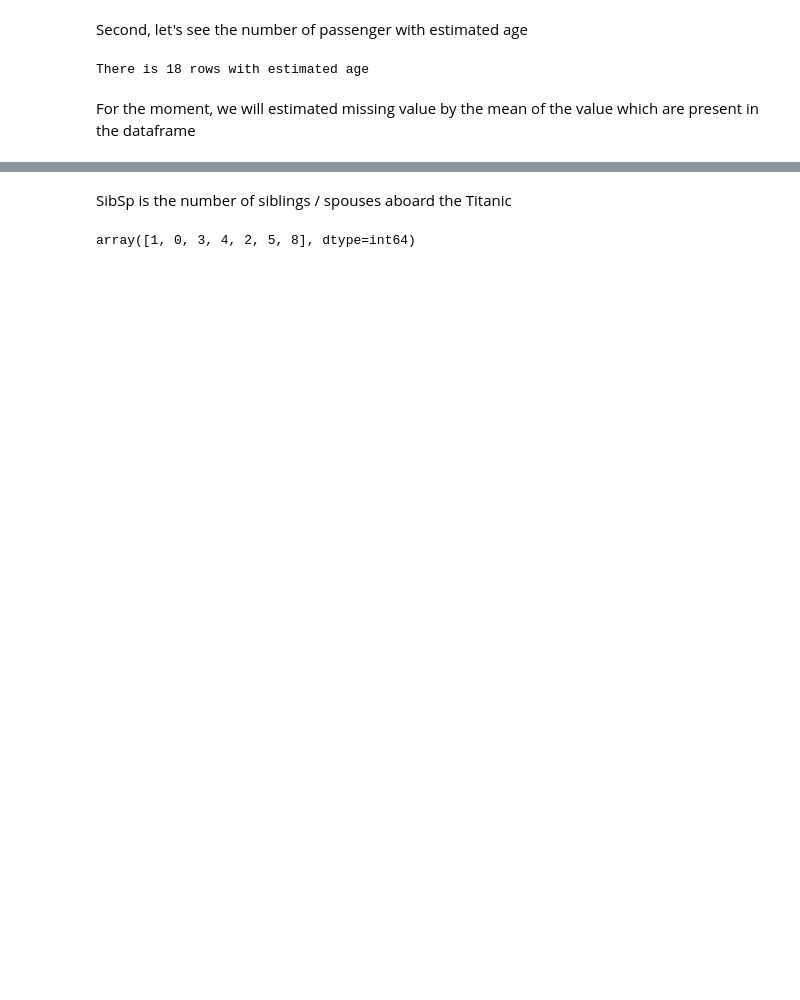
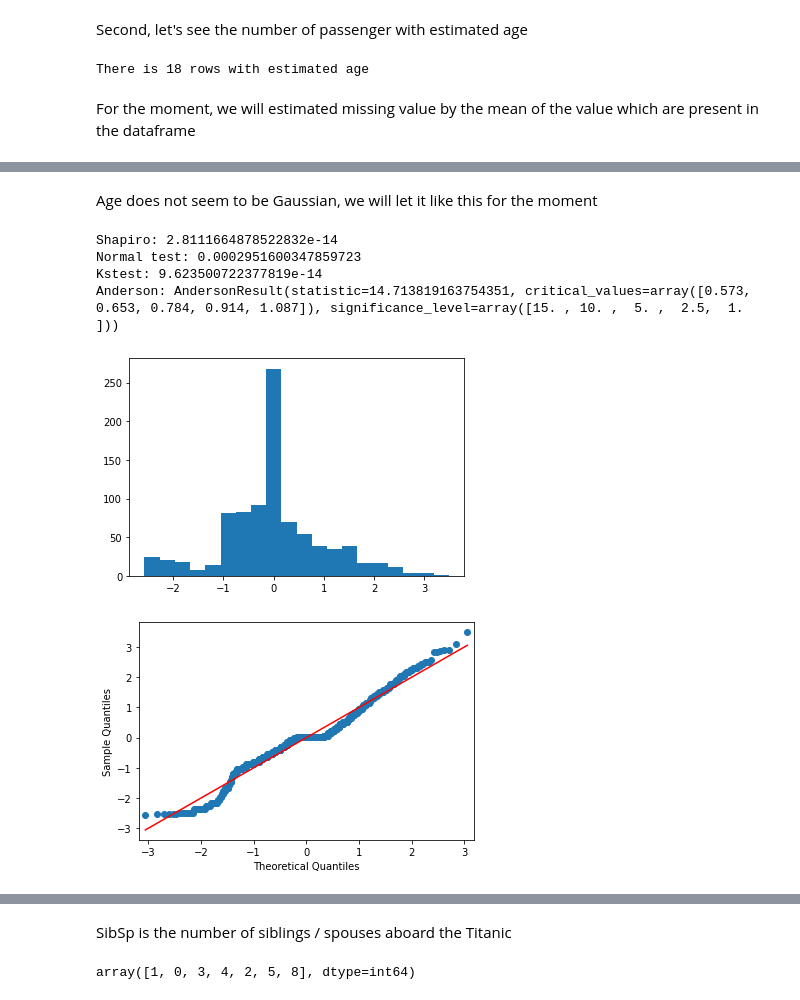
Before and after one commit to Kevin-Guyard/Titanic, a Jupyter notebook: TitanicNotebook.ipynb, the cells around one changed output, grey strips where cells are left out. Drawn from its saved outputs; the diff is of its cells as text; code cells hidden in the pictures; blank space fills up the shorter version.

```diff
--- a/TitanicNotebook.ipynb
+++ b/TitanicNotebook.ipynb
@@ -86,0 +129,18 @@ df_passengers.Age = df_passengers.Age.fillna(mean_age)
+# %% [markdown]
+Age does not seem to be Gaussian, we will let it like this for the moment
+# %%
+from scipy.stats import yeojohnson
+
+Age = df_passengers.Age
+Age, _ = yeojohnson(Age)
+mean_age = Age.mean()
+std_age = Age.std()
+Age = (Age - mean_age) / std_age
+test_normality(data=Age, bins=20)
+# %% [output]
+Shapiro: 2.8111664878522832e-14
+Normal test: 0.0002951600347859723
+Kstest: 9.623500722377819e-14
+Anderson: AndersonResult(statistic=14.713819163754351, critical_values=array([0.573, 0.653, 0.784, 0.914, 1.087]), significance_level=array([15. , 10. ,  5. ,  2.5,  1. ]))
+[figure, added]
+[figure, added]
```
Also changed, not shown: parts of 46 cells of this notebook.
